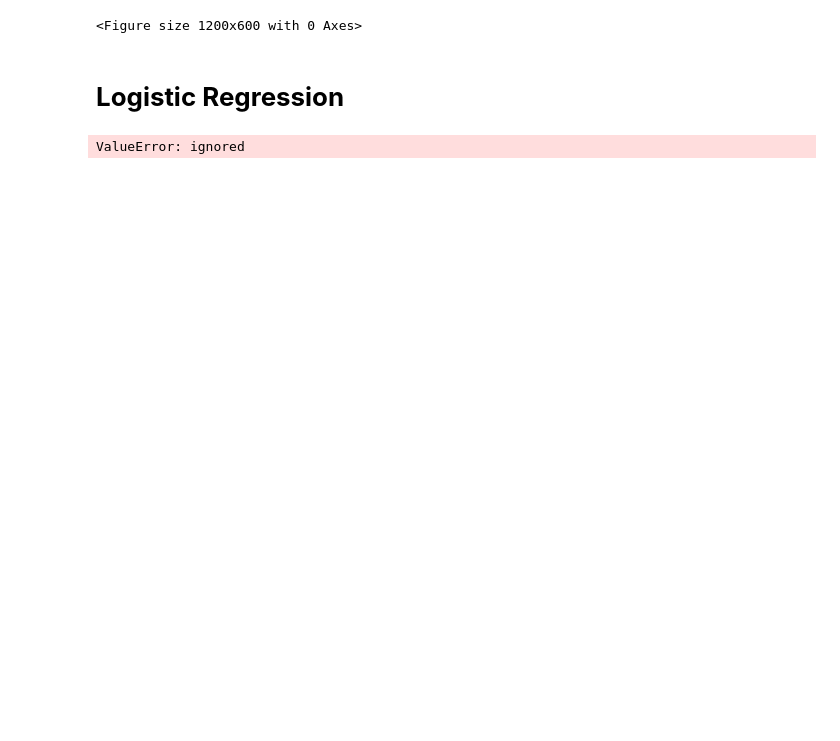
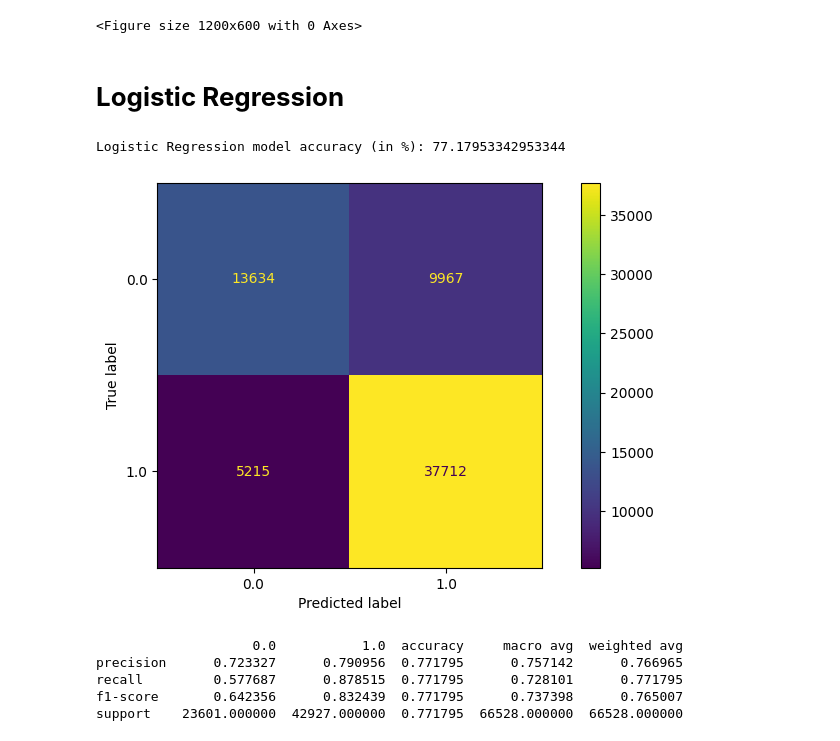
Before and after one commit to Pabasaraa/Diabetes_prediction-DL, a Jupyter notebook: DL_supervisedLearning.ipynb, the cells around one changed output. Drawn from its saved outputs; the diff is of its cells as text; code cells hidden in the pictures; blank space fills up the shorter version.

```diff
--- a/DL_supervisedLearning.ipynb
+++ b/DL_supervisedLearning.ipynb
@@ -338,40 +369,44 @@ def logisticregression():
     from sklearn.metrics import confusion_matrix, classification_report
     from sklearn.linear_model import LogisticRegression
 
-    global x_train, x_test
-
     # Standardize the features using StandardScaler
     scaler = StandardScaler()
-    scale = scaler.fit(x_train)
-    x_train = scale.transform(x_train)
-    x_test = scale.transform(x_test)
+    scale = scaler.fit(x_train_imputed)
+    x_train = scale.transform(x_train_imputed)
+    x_test = scale.transform(x_test_imputed)
 
     # Instantiate the Logistic Regression classifier
     logreg = LogisticRegression()
 
     # Train the classifier on the standardized training data
     logreg.fit(x_train, y_train)
 
     # Predict the target variable on the standardized test data
     y_pred = logreg.predict(x_test)
 
     from sklearn import metrics
     # Display the accuracy of the Logistic Regression model
     print("Logistic Regression model accuracy (in %):", metrics.accuracy_score(y_test, y_pred) * 100)
 
     # Display confusion matrix
     confusion_matrix(y_test, y_pred)
 
     # Compute confusion matrix and display it using ConfusionMatrixDisplay
     cm = confusion_matrix(y_test, y_pred, labels=logreg.classes_)
     disp = ConfusionMatrixDisplay(confusion_matrix=cm, display_labels=logreg.classes_)
     disp.plot()
     plt.show()
 
     # Display classification report
     report = pd.DataFrame(classification_report(y_test, y_pred, output_dict=True))
     print(report)
 
 logisticregression()
 # %% [output]
-ValueError: ignored
+Logistic Regression model accuracy (in %): 77.17953342953344
+[figure, added]
+                    0.0           1.0  accuracy     macro avg  weighted avg
+precision      0.723327      0.790956  0.771795      0.757142      0.766965
+recall         0.577687      0.878515  0.771795      0.728101      0.771795
+f1-score       0.642356      0.832439  0.771795      0.737398      0.765007
+support    23601.000000  42927.000000  0.771795  66528.000000  66528.000000
```
Also changed, not shown: parts of 8 cells of this notebook.
